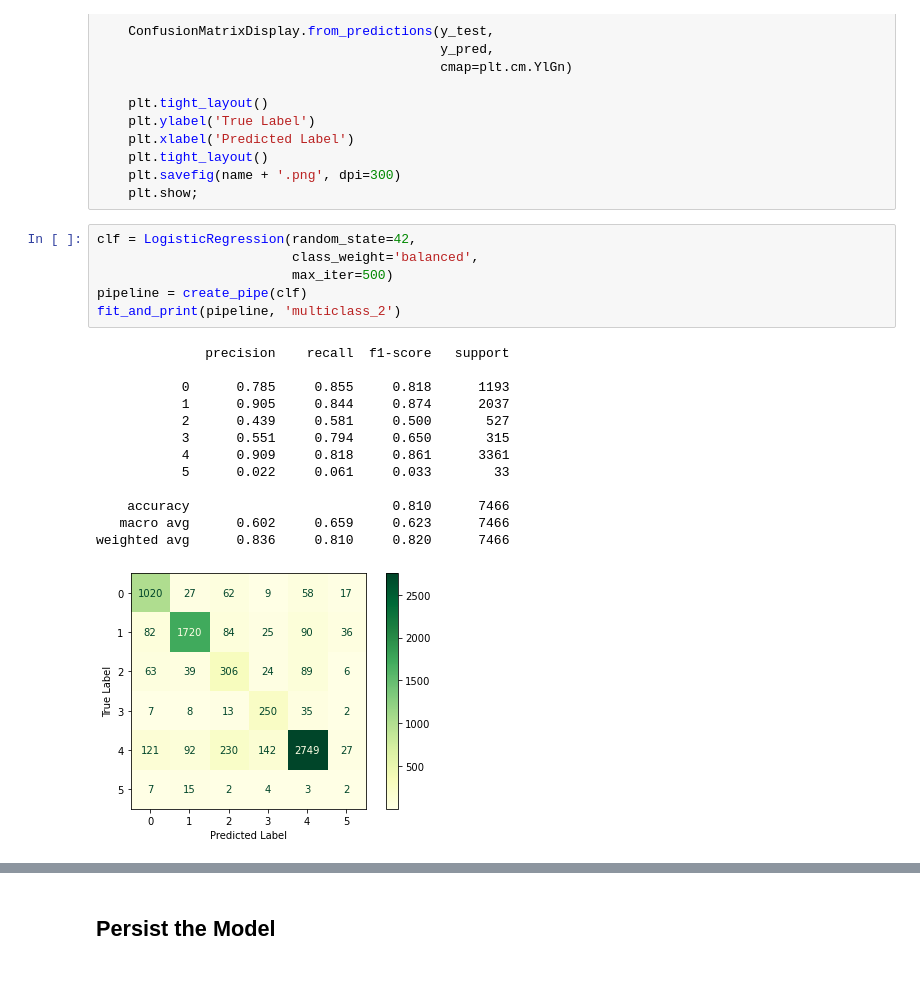
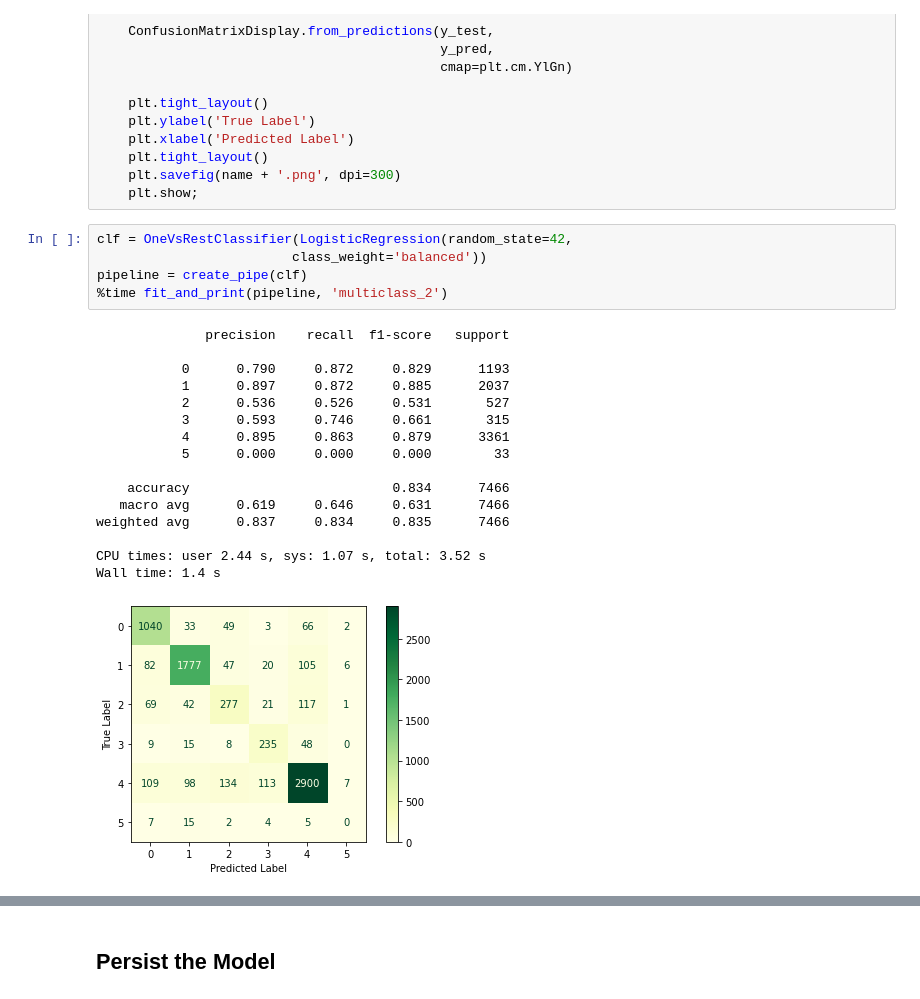
Before and after one commit to broepke/Classification, a Jupyter notebook: multiclassification.ipynb, the cells around one changed output, grey strips where cells are left out. Drawn from its saved outputs; the diff is of its cells as text.

```diff
--- a/multiclassification.ipynb
+++ b/multiclassification.ipynb
@@ -261,22 +263,24 @@ def fit_and_print(pipeline, name):
     plt.savefig(name + '.png', dpi=300)
     plt.show;
 # %%
-clf = LogisticRegression(random_state=42,
-                         class_weight='balanced',
-                         max_iter=500)
+clf = OneVsRestClassifier(LogisticRegression(random_state=42,
+                         class_weight='balanced'))
 pipeline = create_pipe(clf)
-fit_and_print(pipeline, 'multiclass_2')
+%time fit_and_print(pipeline, 'multiclass_2')
 # %% [output]
               precision    recall  f1-score   support
 
-           0      0.785     0.855     0.818      1193
-           1      0.905     0.844     0.874      2037
-           2      0.439     0.581     0.500       527
-           3      0.551     0.794     0.650       315
-           4      0.909     0.818     0.861      3361
-           5      0.022     0.061     0.033        33
+           0      0.790     0.872     0.829      1193
+           1      0.897     0.872     0.885      2037
+           2      0.536     0.526     0.531       527
+           3      0.593     0.746     0.661       315
+           4      0.895     0.863     0.879      3361
+           5      0.000     0.000     0.000        33
 
-    accuracy                          0.810      7466
-   macro avg      0.602     0.659     0.623      7466
-weighted avg      0.836     0.810     0.820      7466
+    accuracy                          0.834      7466
+   macro avg      0.619     0.646     0.631      7466
+weighted avg      0.837     0.834     0.835      7466
+
+CPU times: user 2.44 s, sys: 1.07 s, total: 3.52 s
+Wall time: 1.4 s
-[figure, old version]
+[figure, new version]
```
Also changed, not shown: parts of 3 cells of this notebook, 3 other files.
